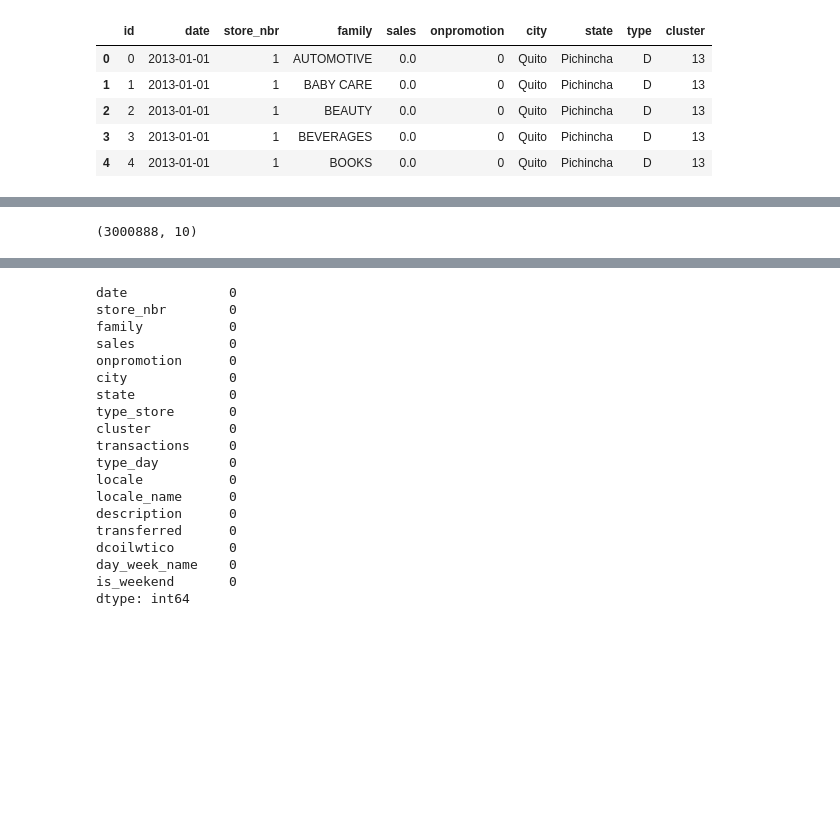
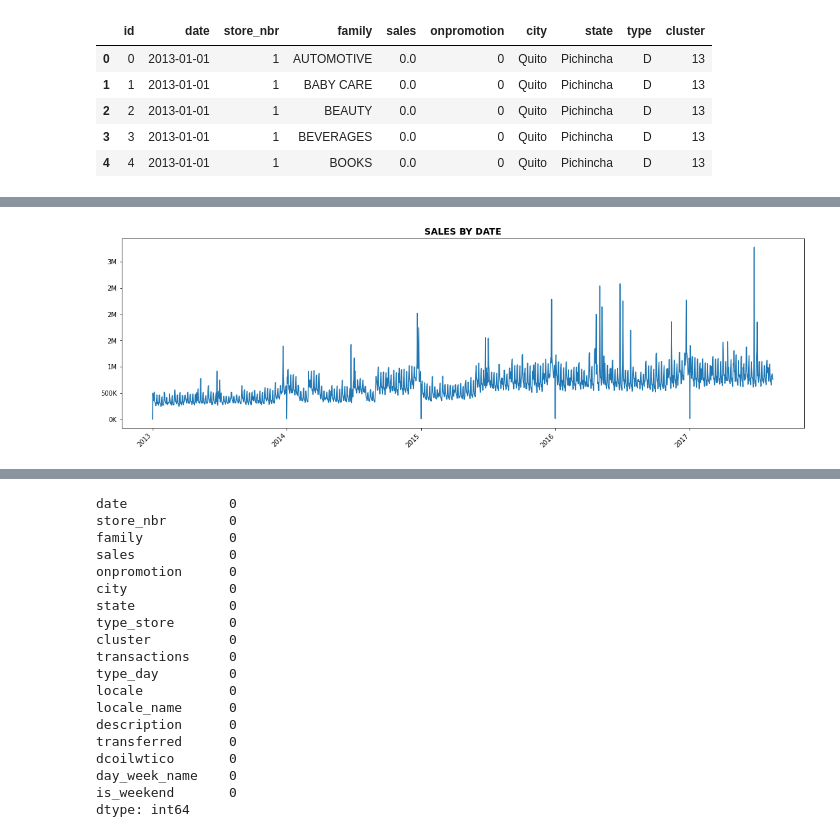
Before and after one commit to willianpina/Kaggle_Notebooks, a Jupyter notebook: Store_Sales/Store Sales - Time Series Forecasting.ipynb, the cells around one changed output, grey strips where cells are left out. Drawn from its saved outputs; the diff is of its cells as text; code cells hidden in the pictures; blank space fills up the shorter version.

```diff
--- a/Store_Sales/Store Sales - Time Series Forecasting.ipynb
+++ b/Store_Sales/Store Sales - Time Series Forecasting.ipynb
@@ -232,10 +252,11 @@ df.groupby
 # %%
+# SALES by DATE
 fig, ax = plt.subplots(figsize= (19,6))
-transactions_date.dropna().plot(legend=None)
+df.groupby('date')['sales'].sum().plot(legend=None)
 plt.xticks(rotation=45)
-ax.set_title("TRANSACTIONS BY DATE", fontweight="bold", fontsize=14)
+ax.set_title("SALES BY DATE", fontweight="bold", fontsize=14)
 ax.set_xlabel(None)
 ax.yaxis.set_major_formatter(values)
 plt.show()
 # %% [output]
-(3000888, 10)
+[figure, added]
```
Also changed, not shown: parts of 8 cells of this notebook.
